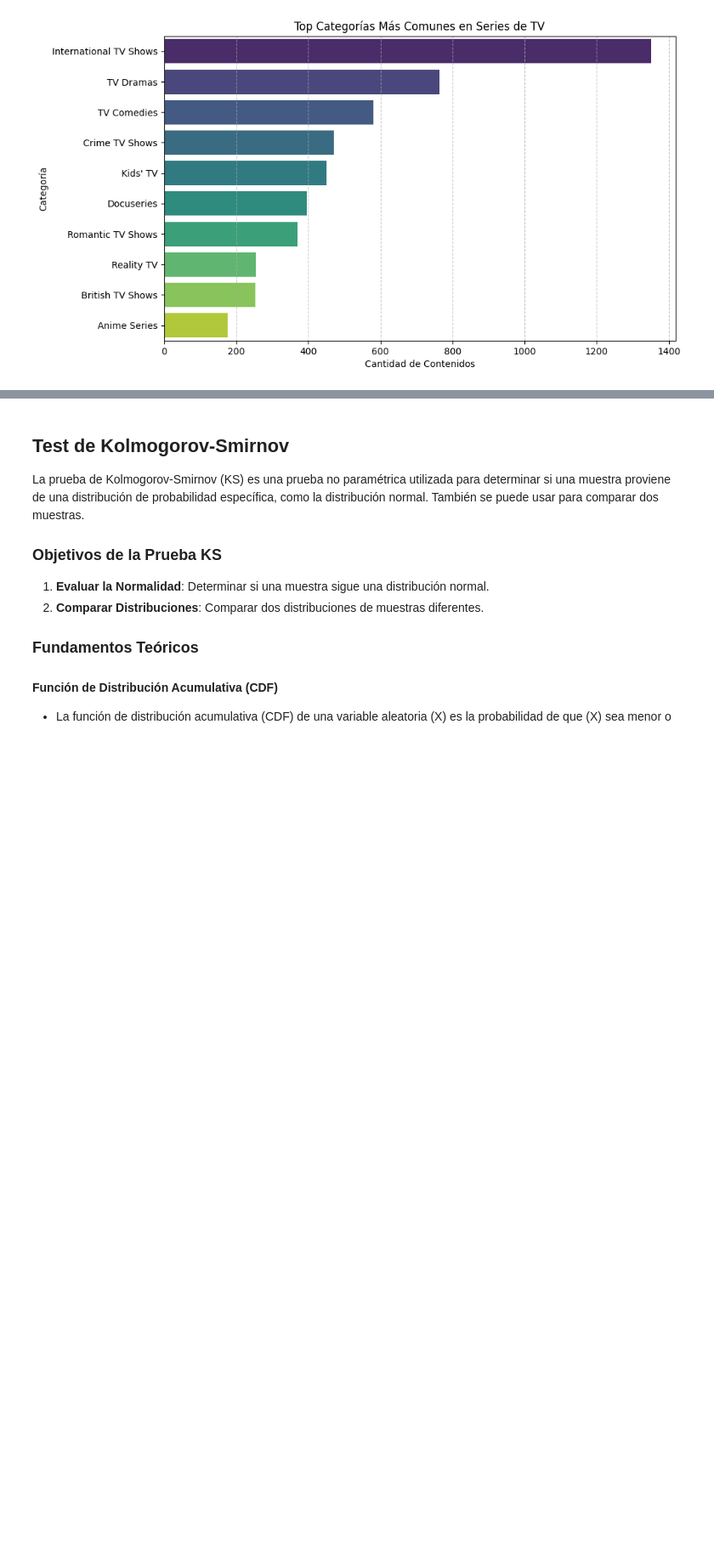
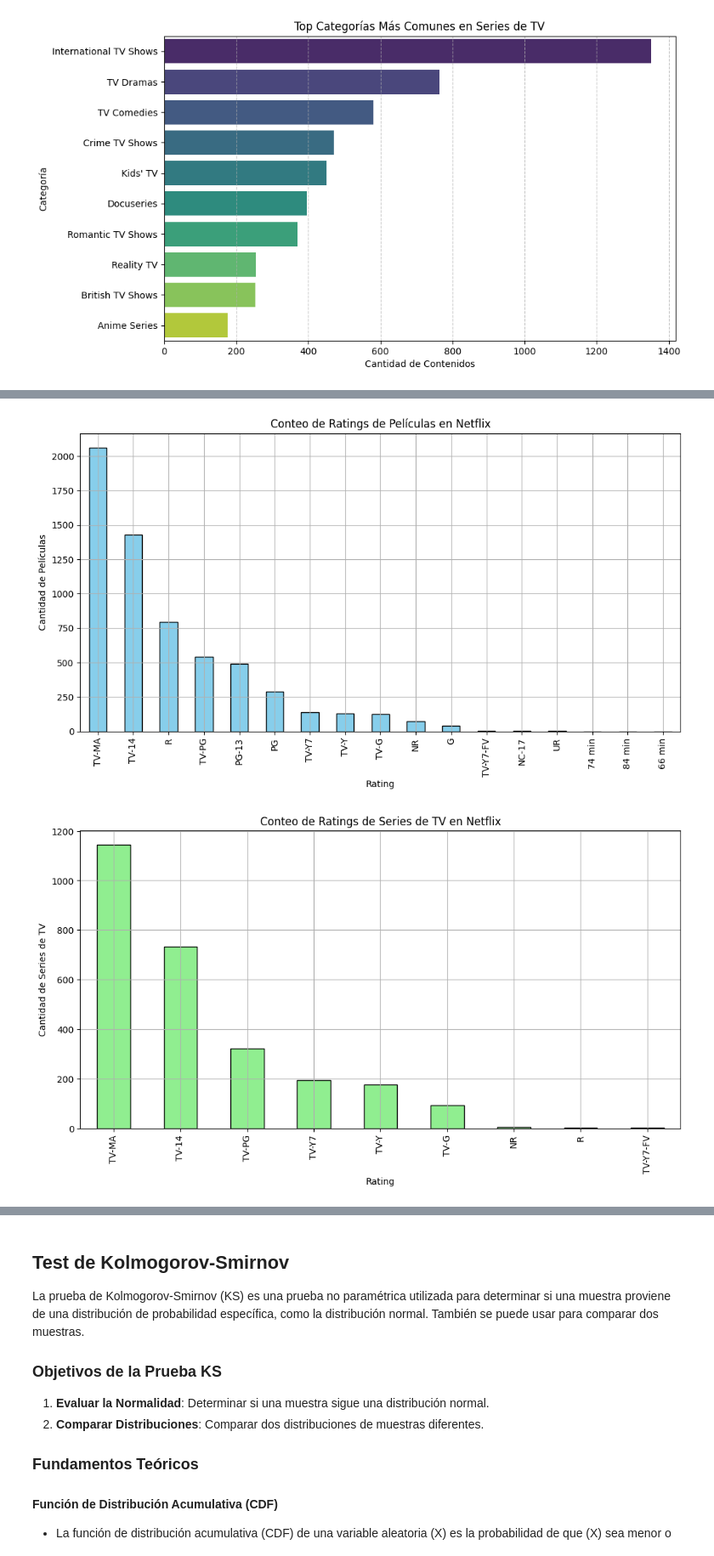
Before and after one commit to LuciferEvil01/Netflix-Movie-Analysis, a Jupyter notebook: DataAnalysis.ipynb, the cells around one changed output, grey strips where cells are left out. Shown at 85% size. Saved outputs shown, nothing was run; the diff lists cells and outputs as text; code cells hidden in the pictures; blank space fills up the shorter version.

Commit message:
Rating and casting features added

```diff
--- a/DataAnalysis.ipynb
+++ b/DataAnalysis.ipynb
@@ -532,0 +582,60 @@ Name: count, dtype: int64
+# %%
+# Asegurar que tenemos la columna 'rating' y el año de adición
+df['year_added'] = pd.to_datetime(df['date_added'], errors='coerce').dt.year
+
+# Filtrar datos de películas y series de TV
+movies_data = df[df['type'] == 'Movie']
+tv_shows_data = df[df['type'] == 'TV Show']
+
+# Conteo de Ratings para Películas
+rating_counts_movies = movies_data['rating'].value_counts()
+
+# Conteo de Ratings para Series de TV
+rating_counts_tv_shows = tv_shows_data['rating'].value_counts()
+
+# Distribución de Ratings por Año de Adición para Películas
+ratings_by_year_movies = movies_data.groupby(['year_added', 'rating']).size().unstack(fill_value=0)
+
+# Distribución de Ratings por Año de Adición para Series de TV
+ratings_by_year_tv_shows = tv_shows_data.groupby(['year_added', 'rating']).size().unstack(fill_value=0)
+
+# Visualización del conteo de ratings para Películas
+plt.figure(figsize=(12, 6))
+rating_counts_movies.plot(kind='bar', color='skyblue', edgecolor='black')
+plt.xlabel('Rating')
+plt.ylabel('Cantidad de Películas')
+plt.title('Conteo de Ratings de Películas en Netflix')
+plt.grid(True)
+plt.show()
+
+# Visualización del conteo de ratings para Series de TV
+plt.figure(figsize=(12, 6))
+rating_counts_tv_shows.plot(kind='bar', color='lightgreen', edgecolor='black')
+plt.xlabel('Rating')
+plt.ylabel('Cantidad de Series de TV')
+plt.title('Conteo de Ratings de Series de TV en Netflix')
+plt.grid(True)
+plt.show()
+
+# Visualización de la distribución de ratings por año de adición para Películas
+ratings_by_year_movies.plot(kind='bar', stacked=True, figsize=(12, 6), colormap='tab20')
+plt.xlabel('Año de Adición')
+plt.ylabel('Cantidad de Películas')
+plt.title('Distribución de Ratings por Año de Adición en Netflix (Películas)')
+plt.legend(title='Rating', bbox_to_anchor=(1.05, 1), loc='upper left')
+plt.xticks(rotation=45)
+plt.grid(True)
+plt.show()
+
+# Visualización de la distribución de ratings por año de adición para Series de TV
+ratings_by_year_tv_shows.plot(kind='bar', stacked=True, figsize=(12, 6), colormap='tab20')
+plt.xlabel('Año de Adición')
+plt.ylabel('Cantidad de Series de TV')
+plt.title('Distribución de Ratings por Año de Adición en Netflix (Series de TV)')
+plt.legend(title='Rating', bbox_to_anchor=(1.05, 1), loc='upper left')
+plt.xticks(rotation=45)
+plt.grid(True)
+plt.show()
+# %% [output]
+[figure, added]
+[figure, added]
```
Also changed, not shown: parts of 9 cells of this notebook.
